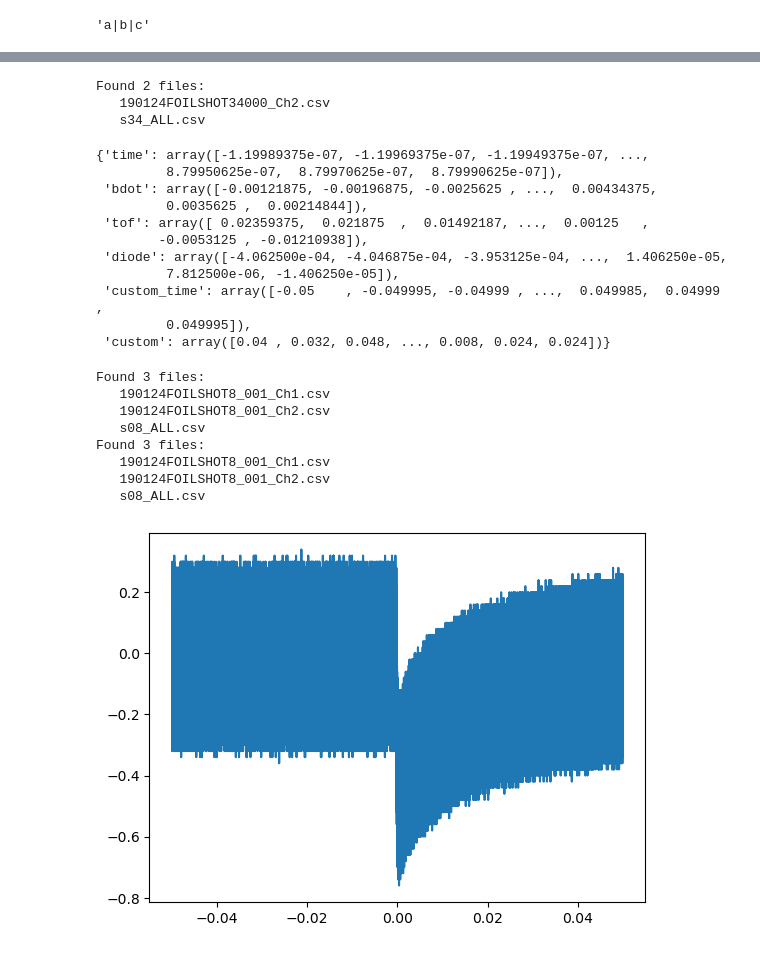
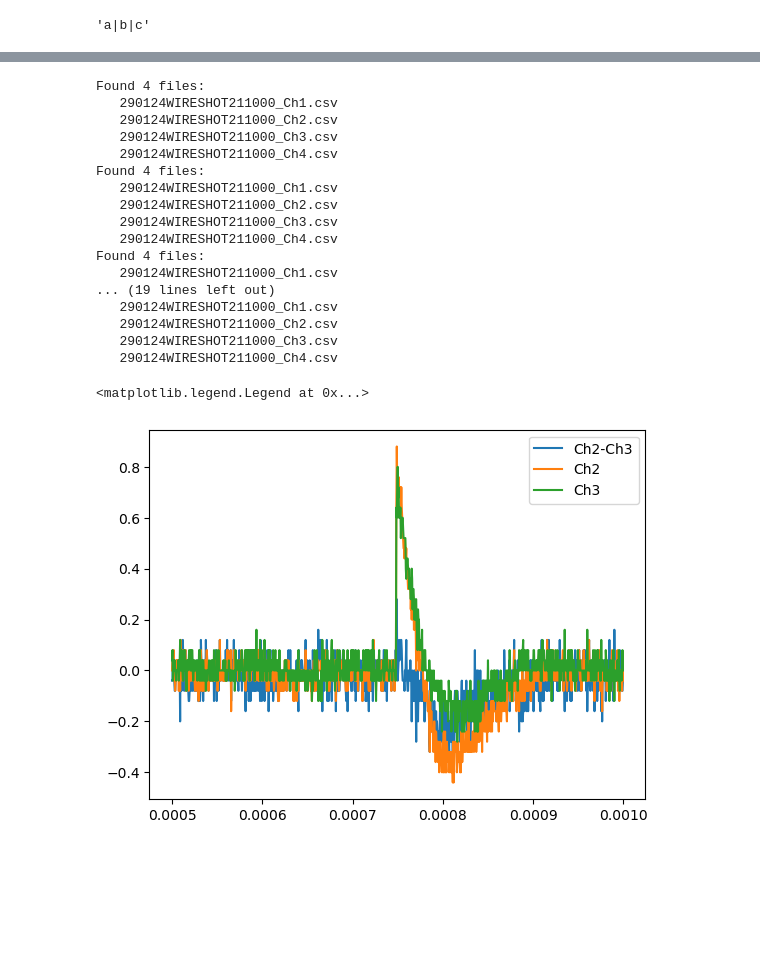
Before and after one commit to Jammi-Dodgers/celia_analysis, a Jupyter notebook: CELIA_ANALYSIS.ipynb, the cells around one changed output, grey strips where cells are left out. Drawn from its saved outputs; the diff is of its cells as text; code cells hidden in the pictures; blank space fills up the shorter version.

```diff
--- a/CELIA_ANALYSIS.ipynb
+++ b/CELIA_ANALYSIS.ipynb
@@ -147,34 +145,42 @@ plt.show()
-# %%
-data = read_data(shot= 34)
-
-data
-# %% [output]
-Found 2 files:
-   190124FOILSHOT34000_Ch2.csv
-   s34_ALL.csv
-{'time': array([-1.19989375e-07, -1.19969375e-07, -1.19949375e-07, ...,
-         8.79950625e-07,  8.79970625e-07,  8.79990625e-07]),
- 'bdot': array([-0.00121875, -0.00196875, -0.0025625 , ...,  0.00434375,
-         0.0035625 ,  0.00214844]),
- 'tof': array([ 0.02359375,  0.021875  ,  0.01492187, ...,  0.00125   ,
-        -0.0053125 , -0.01210938]),
- 'diode': array([-4.062500e-04, -4.046875e-04, -3.953125e-04, ...,  1.406250e-05,
-         7.812500e-06, -1.406250e-05]),
- 'custom_time': array([-0.05    , -0.049995, -0.04999 , ...,  0.049985,  0.04999 ,
-         0.049995]),
- 'custom': array([0.04 , 0.032, 0.048, ..., 0.008, 0.024, 0.024])}
-# %%
-array_time = read_data(8)["gentec_time"]
-array_data = read_data(8)["gentec"]
-plt.plot(array_time, array_data)
-plt.show()
-# %% [output]
-Found 3 files:
-   190124FOILSHOT8_001_Ch1.csv
-   190124FOILSHOT8_001_Ch2.csv
-   s08_ALL.csv
-Found 3 files:
-   190124FOILSHOT8_001_Ch1.csv
-   190124FOILSHOT8_001_Ch2.csv
-   s08_ALL.csv
-[figure, removed]
+# %%
+ShotN=211
+timeMIN=6000
+timeMAX=7000
+array_time = read_data(ShotN)["pyro_time"]
+array_data = read_data(ShotN)["Ch2"]
+array_data_EMP= read_data(ShotN)["Ch3"]
+
+# plt.plot(array_time[timeMIN:timeMAX], array_data[timeMIN:timeMAX], label="Ch1")
+# print(array_data.shape)
+plt.plot(array_time[timeMIN:timeMAX], array_data[timeMIN:timeMAX]-array_data_EMP[timeMIN:timeMAX], label="Ch2-Ch3")
+array_time = read_data(ShotN)["pyro_time"]
+array_data = read_data(ShotN)["Ch2"]
+plt.plot(array_time[timeMIN:timeMAX], array_data[timeMIN:timeMAX], label ="Ch2")
+array_time = read_data(ShotN)["pyro_time"]
+array_data = read_data(ShotN)["Ch3"]
+plt.plot(array_time[timeMIN:timeMAX], array_data[timeMIN:timeMAX], label ="Ch3")
+# array_time = read_data(ShotN)["pyro_time"]
+# array_data = read_data(ShotN)["Ch4"]
+# plt.plot(array_time[10000:10300], array_data[10000:10300], label ="Ch4")
+plt.legend()
+plt.legend()
+# %% [output]
+Found 4 files:
+   290124WIRESHOT211000_Ch1.csv
+   290124WIRESHOT211000_Ch2.csv
+   290124WIRESHOT211000_Ch3.csv
+   290124WIRESHOT211000_Ch4.csv
+Found 4 files:
+   290124WIRESHOT211000_Ch1.csv
+   290124WIRESHOT211000_Ch2.csv
+   290124WIRESHOT211000_Ch3.csv
+   290124WIRESHOT211000_Ch4.csv
+Found 4 files:
+   290124WIRESHOT211000_Ch1.csv
+... (19 lines left out)
+   290124WIRESHOT211000_Ch1.csv
+   290124WIRESHOT211000_Ch2.csv
+   290124WIRESHOT211000_Ch3.csv
+   290124WIRESHOT211000_Ch4.csv
+<matplotlib.legend.Legend at 0x...>
+[figure, added]
```
Also changed, not shown: parts of 21 cells of this notebook.
